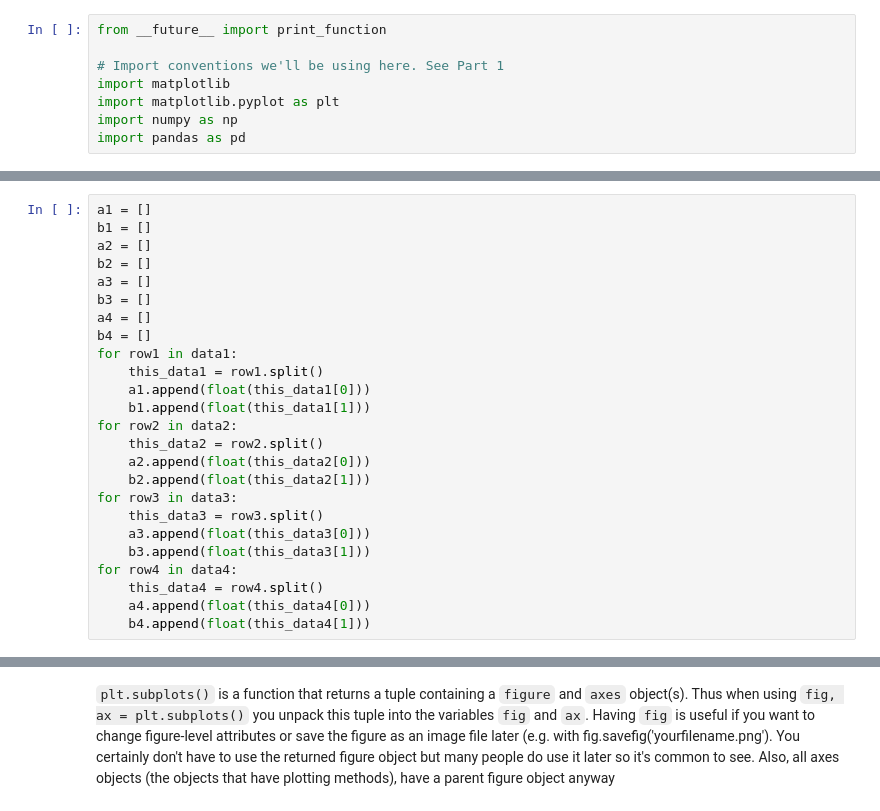
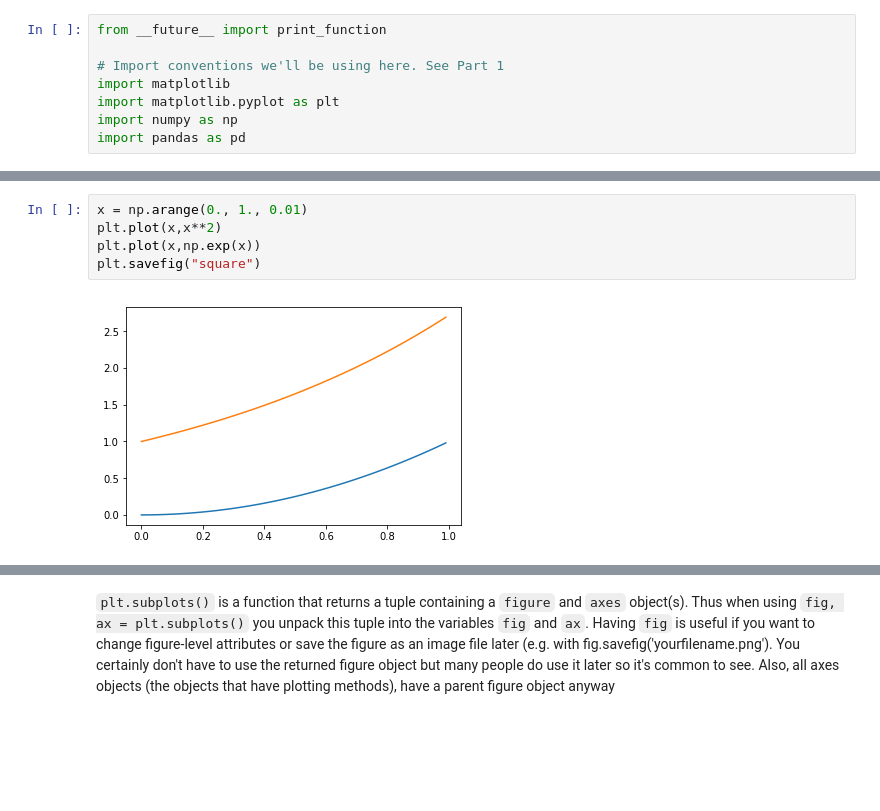
Before and after one commit to ComplicatedPhenomenon/IPython_training, a Jupyter notebook: Plot.ipynb, the cells around one changed output, grey strips where cells are left out. Drawn from its saved outputs; the diff is of its cells as text; blank space fills up the shorter version.

```diff
--- a/Plot.ipynb
+++ b/Plot.ipynb
@@ -61,25 +23,7 @@ a.split()
-# %%
-a1 = []
-b1 = []
-a2 = []
-b2 = []
-a3 = []
-b3 = []
-a4 = []
-b4 = []
-for row1 in data1:
-    this_data1 = row1.split()
-    a1.append(float(this_data1[0]))
-    b1.append(float(this_data1[1]))
-for row2 in data2:
-    this_data2 = row2.split()
-    a2.append(float(this_data2[0]))
-    b2.append(float(this_data2[1]))
-for row3 in data3:
-    this_data3 = row3.split()
-    a3.append(float(this_data3[0]))
-    b3.append(float(this_data3[1]))
-for row4 in data4:
-    this_data4 = row4.split()
-    a4.append(float(this_data4[0]))
-    b4.append(float(this_data4[1]))
+# %%
+x = np.arange(0., 1., 0.01)
+plt.plot(x,x**2)
+plt.plot(x,np.exp(x))
+plt.savefig("square")
+# %% [output]
+[figure, added]
```
Also changed, not shown: parts of 40 cells of this notebook, 7 other files.
